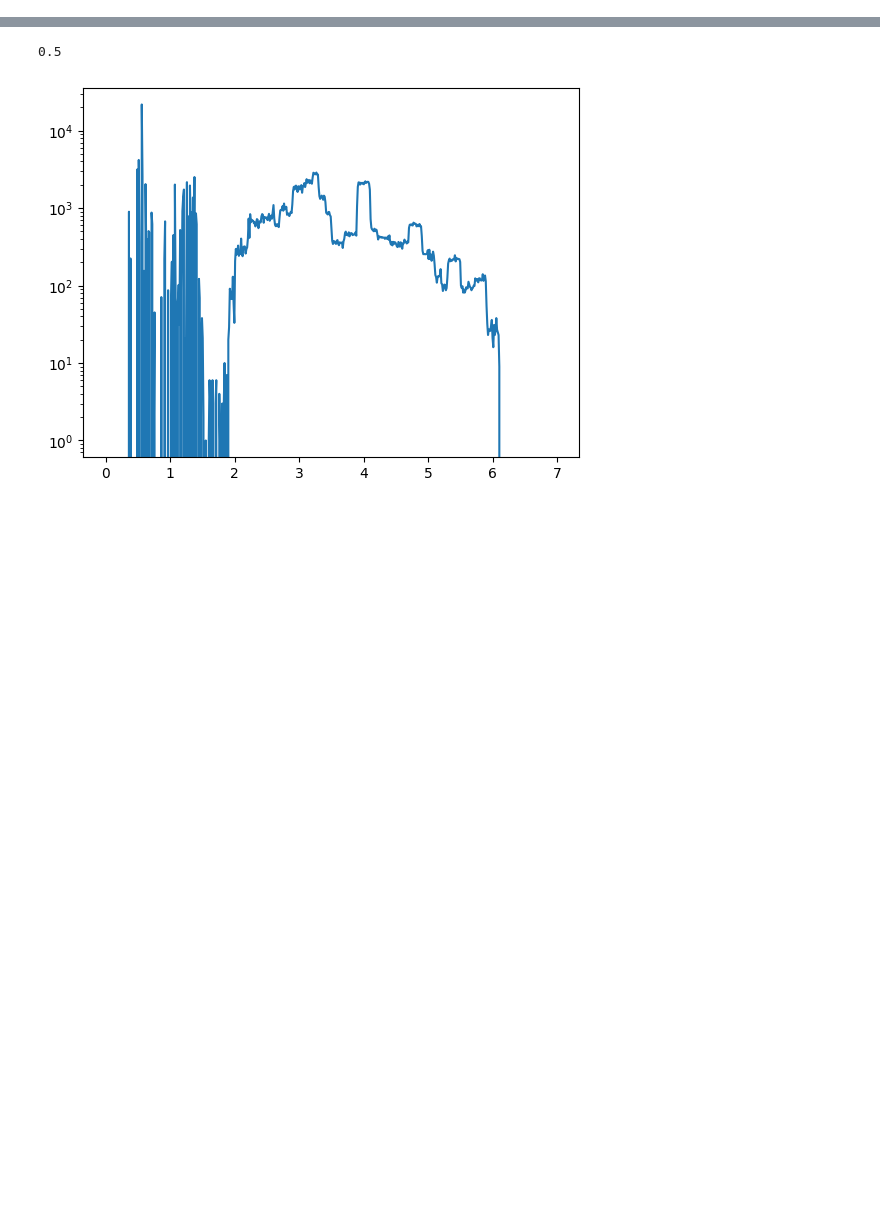
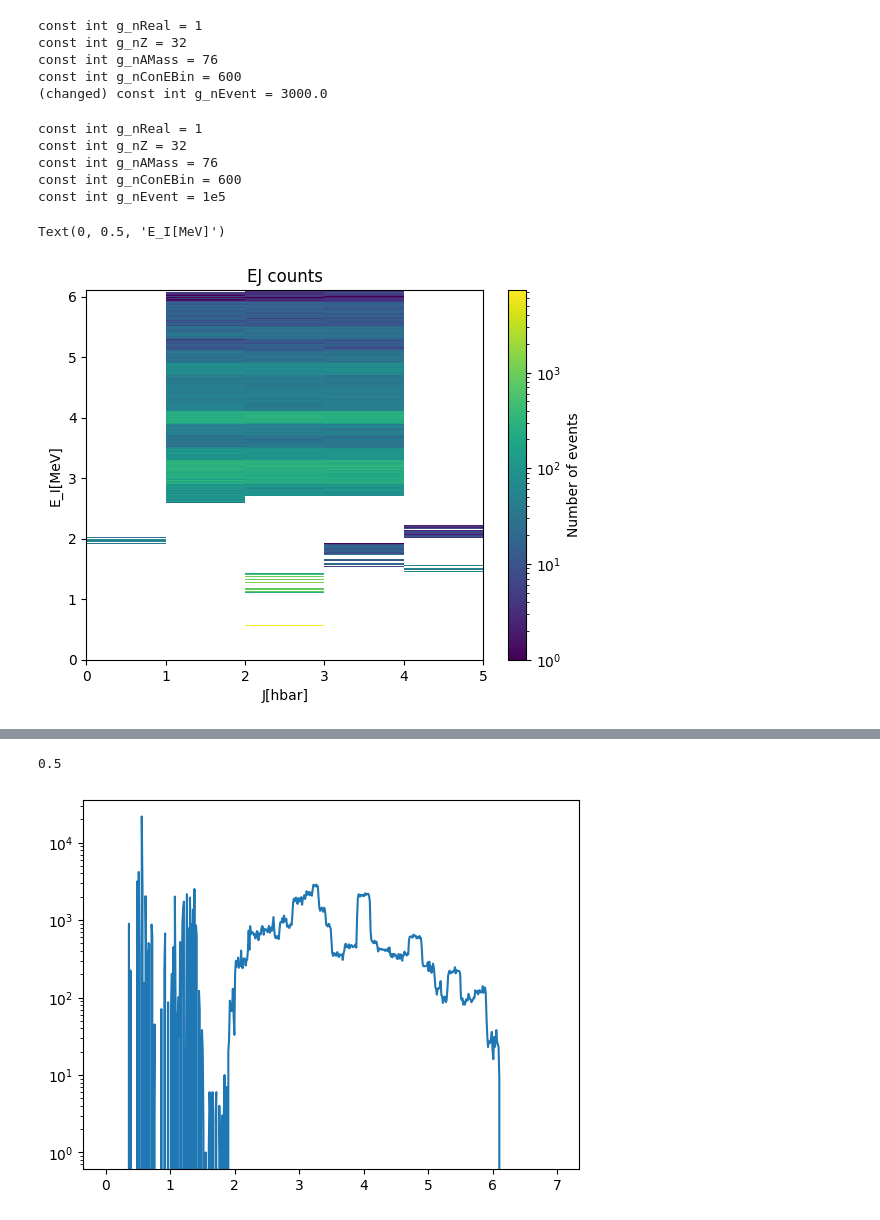
Before and after one commit to CauchyApprentice/Fluctuation-Analysis, a Jupyter notebook: main.ipynb, the cells around one changed output, grey strips where cells are left out. Saved outputs shown, nothing was run; the diff lists cells and outputs as text; code cells hidden in the pictures; blank space fills up the shorter version.

Commit message:
Added iteration for simulations

```diff
--- a/main.ipynb
+++ b/main.ipynb
@@ -12,0 +15,43 @@ from Settings import Settings, Setting
+# %%
+Settings.settings[Setting.g_nEvent] = 3e3
+run = sim.run_simulation()
+# %% [output]
+const int g_nReal = 1
+const int g_nZ = 32
+const int g_nAMass = 76
+const int g_nConEBin = 600
+(changed) const int g_nEvent = 3000.0
+# %%
+with uproot.open(Settings.rainier_sample_folder / "Run0001.root") as file:
+    tree = file["tree;1"]
+    JI_int = tree["JI_int"].array(library="np")
+    Egs = tree["Egs"].array(library="np")
+    ExI = tree["ExI"].array(library="np")
+# %%
+run = fluc.run_simulation()
+# %% [output]
+const int g_nReal = 1
+const int g_nZ = 32
+const int g_nAMass = 76
+const int g_nConEBin = 600
+const int g_nEvent = 1e5
+# %%
+def pop_EJ(ExI, JI_int, *, spin_bin = 1, energy_bin = 600):
+    spin_min = JI_int.min()
+    spin_max = JI_int.max()
+    spin_axis = np.arange(spin_min, spin_max + 2*spin_bin, spin_bin) #2*spin_bin works even though 1* should work no?
+    energy_min = 0
+    energy_max = ExI.max()
+    energy_axis = np.linspace(energy_min, energy_max, energy_bin + 1)
+    counts, xedges, yedges = np.histogram2d(JI_int, ExI, bins=[spin_axis, energy_axis])
+    return counts, xedges, yedges
+
+counts, xedges, yedges = pop_EJ(ExI, JI_int, energy_bin=600)
+im = plt.pcolormesh(xedges, yedges, counts.T, shading="auto", norm=LogNorm())
+plt.colorbar(im, label="Number of events")
+plt.title("EJ counts")
+plt.xlabel("J[hbar]")
+plt.ylabel("E_I[MeV]")
+# %% [output]
+Text(0, 0.5, 'E_I[MeV]')
+[figure, added]
```
Also changed, not shown: parts of 5 cells of this notebook, 3 other files.
